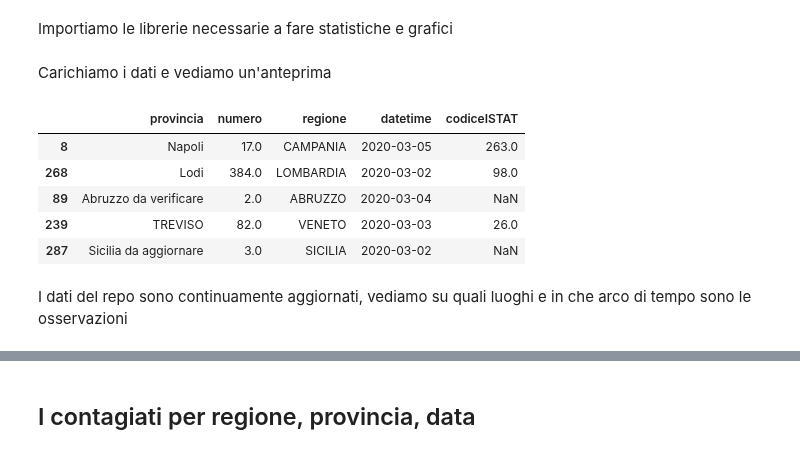
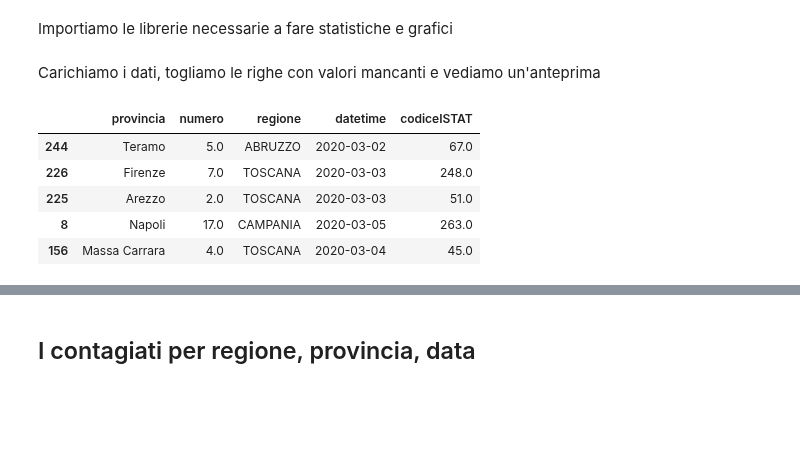
Before and after one commit to ondata/covid19italia, a Jupyter notebook: visualizzazione/analisi_descrittiva.ipynb, the cells around one changed output, grey strips where cells are left out. Saved outputs shown, nothing was run; the diff lists cells and outputs as text; code cells hidden in the pictures; blank space fills up the shorter version.

```diff
--- a/visualizzazione/analisi_descrittiva.ipynb
+++ b/visualizzazione/analisi_descrittiva.ipynb
@@ -10,19 +11,19 @@ import pandas as pd
 import seaborn as sns
 import matplotlib.pyplot as plt
 # %% [markdown]
-Carichiamo i dati e vediamo un'anteprima
+Carichiamo i dati, togliamo le righe con valori mancanti e vediamo un'anteprima
 # %%
 df = pd.read_csv('./../publication/provinceArchivioISTAT.csv')
 # in alternativa URL diretta:
 # https://raw.githubusercontent.com/ondata/covid19italia/master/publication/provinceArchivio.csv
 
+df = df.dropna()
+
 df.sample(5)
 # %% [output]
 |  | provincia | numero | regione | datetime | codiceISTAT |
+| 244 | Teramo | 5.0 | ABRUZZO | 2020-03-02 | 67.0 |
+| 226 | Firenze | 7.0 | TOSCANA | 2020-03-03 | 248.0 |
+| 225 | Arezzo | 2.0 | TOSCANA | 2020-03-03 | 51.0 |
 | 8 | Napoli | 17.0 | CAMPANIA | 2020-03-05 | 263.0 |
-| 268 | Lodi | 384.0 | LOMBARDIA | 2020-03-02 | 98.0 |
-| 89 | Abruzzo da verificare | 2.0 | ABRUZZO | 2020-03-04 | NaN |
-| 239 | TREVISO | 82.0 | VENETO | 2020-03-03 | 26.0 |
-| 287 | Sicilia da aggiornare | 3.0 | SICILIA | 2020-03-02 | NaN |
+| 156 | Massa Carrara | 4.0 | TOSCANA | 2020-03-04 | 45.0 |
-# %% [markdown]
-I dati del repo sono continuamente aggiornati, vediamo su quali luoghi e in che arco di tempo sono le osservazioni
```
Also changed, not shown: parts of 10 cells of this notebook, 1 other file.
